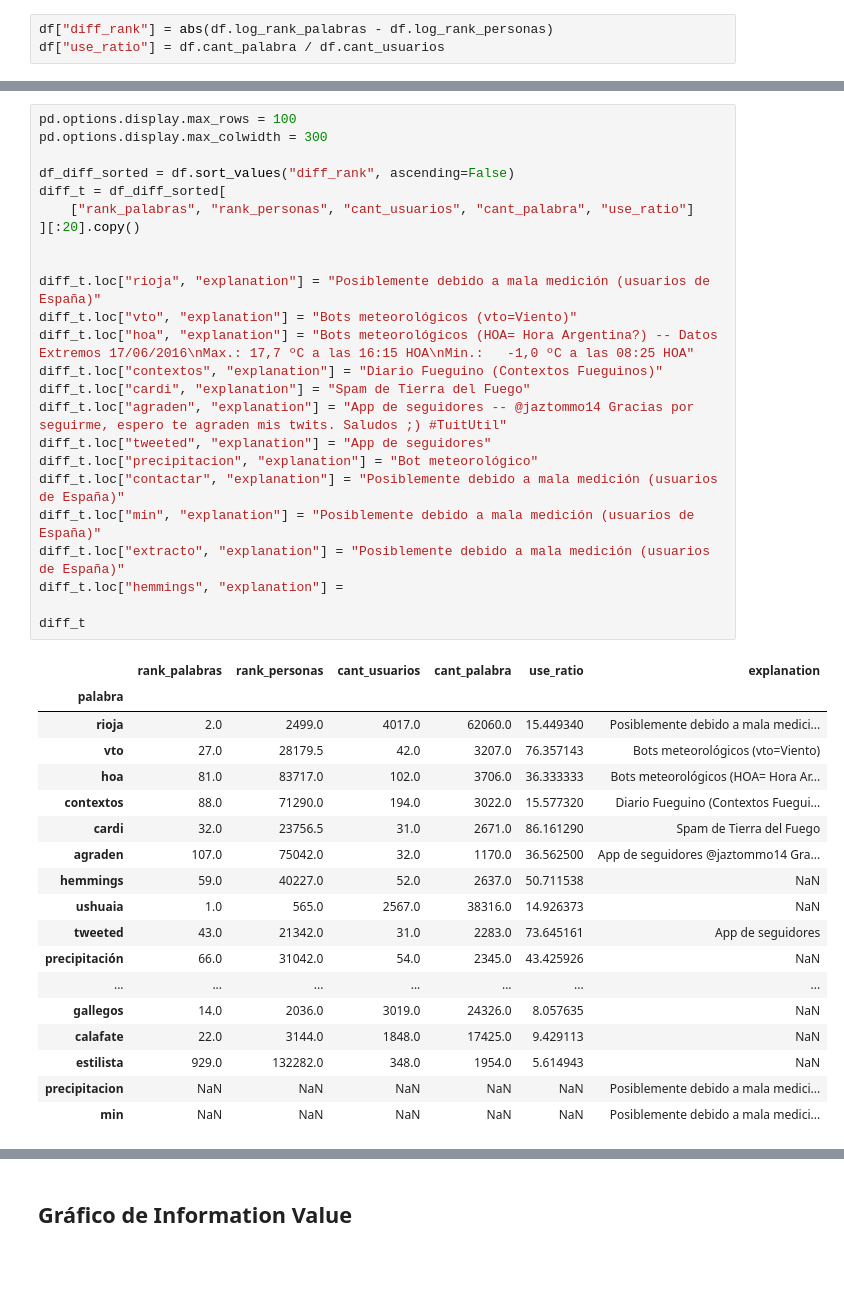
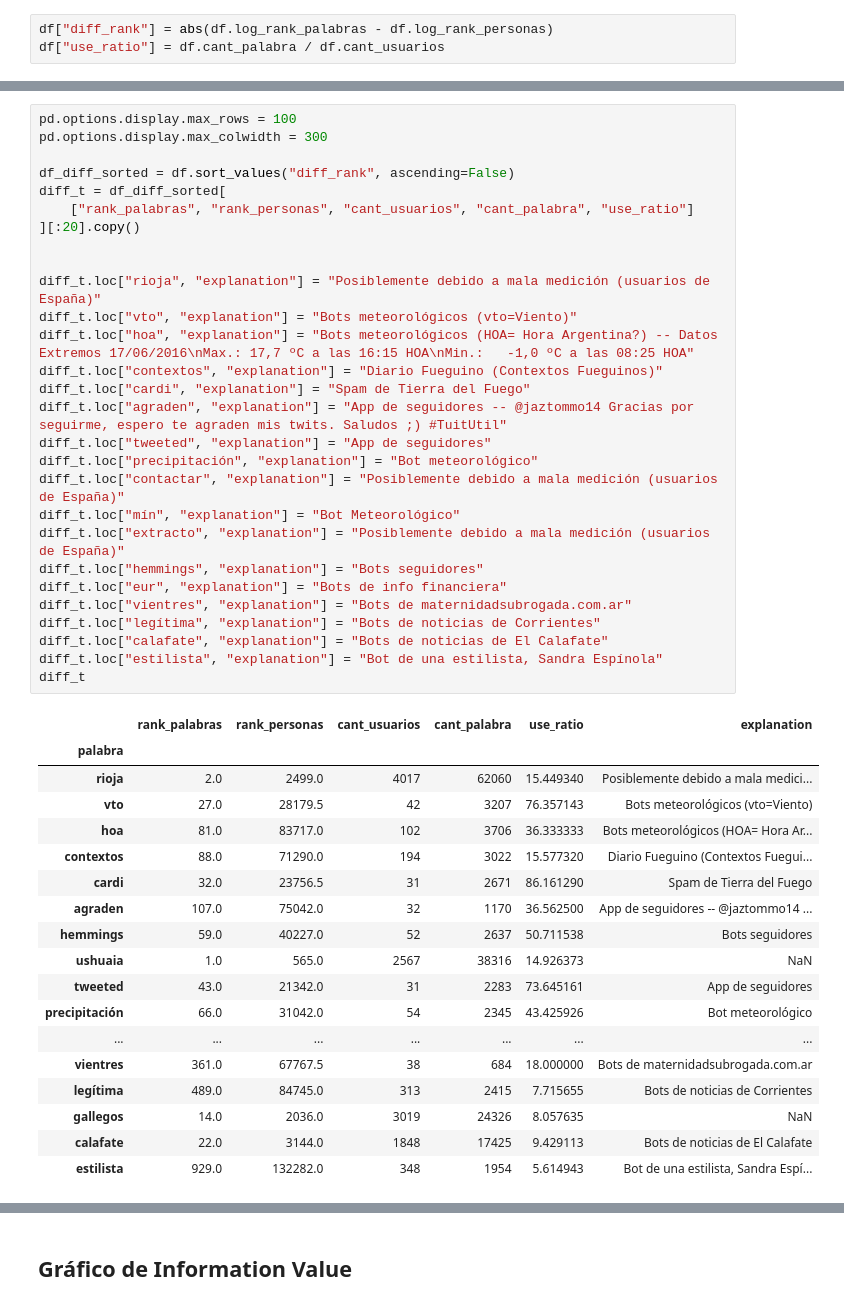
Before and after one commit to finiteautomata/contrastes, a Jupyter notebook: notebooks/graficos-entropia.ipynb, the cells around one changed output, grey strips where cells are left out. Saved outputs shown, nothing was run; the diff lists cells and outputs as text; blank space fills up the shorter version.

```diff
--- a/notebooks/graficos-entropia.ipynb
+++ b/notebooks/graficos-entropia.ipynb
@@ -283,43 +268,47 @@ Name: contactar, Length: 117, dtype: object
 # %%
 pd.options.display.max_rows = 100
 pd.options.display.max_colwidth = 300
 
 df_diff_sorted = df.sort_values("diff_rank", ascending=False)
 diff_t = df_diff_sorted[
     ["rank_palabras", "rank_personas", "cant_usuarios", "cant_palabra", "use_ratio"]
 ][:20].copy()
 
 
 diff_t.loc["rioja", "explanation"] = "Posiblemente debido a mala medición (usuarios de España)"
 diff_t.loc["vto", "explanation"] = "Bots meteorológicos (vto=Viento)"
 diff_t.loc["hoa", "explanation"] = "Bots meteorológicos (HOA= Hora Argentina?) -- Datos Extremos 17/06/2016\nMax.: 17,7 ºC a las 16:15 HOA\nMin.:   -1,0 ºC a las 08:25 HOA"
 diff_t.loc["contextos", "explanation"] = "Diario Fueguino (Contextos Fueguinos)"
 diff_t.loc["cardi", "explanation"] = "Spam de Tierra del Fuego"
 diff_t.loc["agraden", "explanation"] = "App de seguidores -- @jaztommo14 Gracias por seguirme, espero te agraden mis twits. Saludos ;) #TuitUtil"
 diff_t.loc["tweeted", "explanation"] = "App de seguidores"
-diff_t.loc["precipitacion", "explanation"] = "Bot meteorológico"
+diff_t.loc["precipitación", "explanation"] = "Bot meteorológico"
 diff_t.loc["contactar", "explanation"] = "Posiblemente debido a mala medición (usuarios de España)"
-diff_t.loc["min", "explanation"] = "Posiblemente debido a mala medición (usuarios de España)"
+diff_t.loc["mín", "explanation"] = "Bot Meteorológico"
 diff_t.loc["extracto", "explanation"] = "Posiblemente debido a mala medición (usuarios de España)"
-diff_t.loc["hemmings", "explanation"] =
-
+diff_t.loc["hemmings", "explanation"] = "Bots seguidores"
+diff_t.loc["eur", "explanation"] = "Bots de info financiera"
+diff_t.loc["vientres", "explanation"] = "Bots de maternidadsubrogada.com.ar"
+diff_t.loc["legítima", "explanation"] = "Bots de noticias de Corrientes"
+diff_t.loc["calafate", "explanation"] = "Bots de noticias de El Calafate"
+diff_t.loc["estilista", "explanation"] = "Bot de una estilista, Sandra Espínola"
 diff_t
 # %% [output]
 |  | rank_palabras | rank_personas | cant_usuarios | cant_palabra | use_ratio | explanation |
 | palabra |  |  |  |  |  |  |
-| rioja | 2.0 | 2499.0 | 4017.0 | 62060.0 | 15.449340 | Posiblemente debido a mala medici... |
-| vto | 27.0 | 28179.5 | 42.0 | 3207.0 | 76.357143 | Bots meteorológicos (vto=Viento) |
-| hoa | 81.0 | 83717.0 | 102.0 | 3706.0 | 36.333333 | Bots meteorológicos (HOA= Hora Ar... |
-| contextos | 88.0 | 71290.0 | 194.0 | 3022.0 | 15.577320 | Diario Fueguino (Contextos Fuegui... |
-| cardi | 32.0 | 23756.5 | 31.0 | 2671.0 | 86.161290 | Spam de Tierra del Fuego |
-| agraden | 107.0 | 75042.0 | 32.0 | 1170.0 | 36.562500 | App de seguidores @jaztommo14 Gra... |
-| hemmings | 59.0 | 40227.0 | 52.0 | 2637.0 | 50.711538 | NaN |
-| ushuaia | 1.0 | 565.0 | 2567.0 | 38316.0 | 14.926373 | NaN |
-| tweeted | 43.0 | 21342.0 | 31.0 | 2283.0 | 73.645161 | App de seguidores |
-| precipitación | 66.0 | 31042.0 | 54.0 | 2345.0 | 43.425926 | NaN |
+| rioja | 2.0 | 2499.0 | 4017 | 62060 | 15.449340 | Posiblemente debido a mala medici... |
+| vto | 27.0 | 28179.5 | 42 | 3207 | 76.357143 | Bots meteorológicos (vto=Viento) |
+| hoa | 81.0 | 83717.0 | 102 | 3706 | 36.333333 | Bots meteorológicos (HOA= Hora Ar... |
+| contextos | 88.0 | 71290.0 | 194 | 3022 | 15.577320 | Diario Fueguino (Contextos Fuegui... |
+| cardi | 32.0 | 23756.5 | 31 | 2671 | 86.161290 | Spam de Tierra del Fuego |
+| agraden | 107.0 | 75042.0 | 32 | 1170 | 36.562500 | App de seguidores -- @jaztommo14 ... |
+| hemmings | 59.0 | 40227.0 | 52 | 2637 | 50.711538 | Bots seguidores |
+| ushuaia | 1.0 | 565.0 | 2567 | 38316 | 14.926373 | NaN |
+| tweeted | 43.0 | 21342.0 | 31 | 2283 | 73.645161 | App de seguidores |
+| precipitación | 66.0 | 31042.0 | 54 | 2345 | 43.425926 | Bot meteorológico |
 | ... | ... | ... | ... | ... | ... | ... |
-| gallegos | 14.0 | 2036.0 | 3019.0 | 24326.0 | 8.057635 | NaN |
-| calafate | 22.0 | 3144.0 | 1848.0 | 17425.0 | 9.429113 | NaN |
-| estilista | 929.0 | 132282.0 | 348.0 | 1954.0 | 5.614943 | NaN |
-| precipitacion | NaN | NaN | NaN | NaN | NaN | Posiblemente debido a mala medici... |
-| min | NaN | NaN | NaN | NaN | NaN | Posiblemente debido a mala medici... |
+| vientres | 361.0 | 67767.5 | 38 | 684 | 18.000000 | Bots de maternidadsubrogada.com.ar |
+| legítima | 489.0 | 84745.0 | 313 | 2415 | 7.715655 | Bots de noticias de Corrientes |
+| gallegos | 14.0 | 2036.0 | 3019 | 24326 | 8.057635 | NaN |
+| calafate | 22.0 | 3144.0 | 1848 | 17425 | 9.429113 | Bots de noticias de El Calafate |
+| estilista | 929.0 | 132282.0 | 348 | 1954 | 5.614943 | Bot de una estilista, Sandra Espí... |
```
Also changed, not shown: parts of 9 cells of this notebook.
